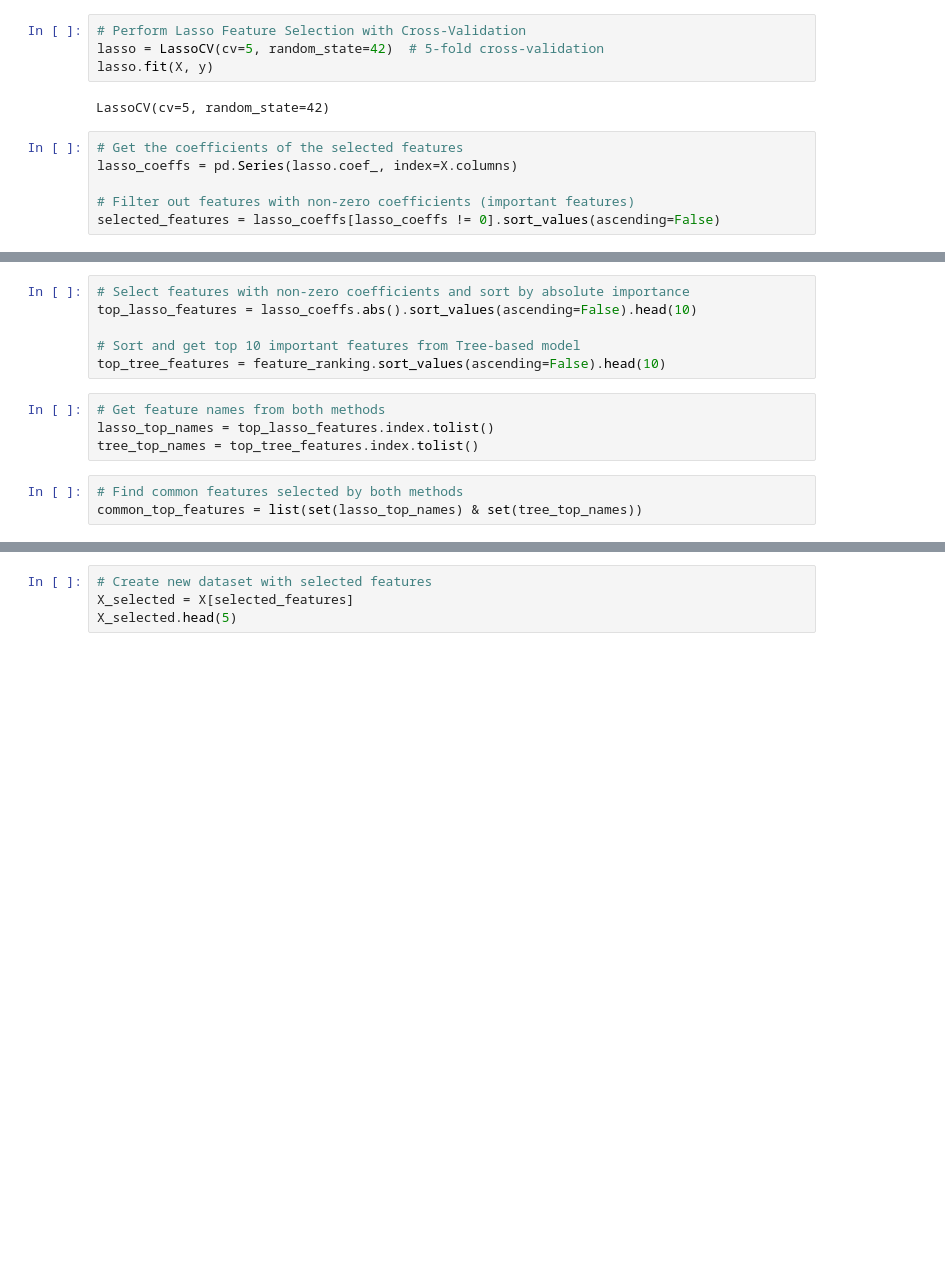
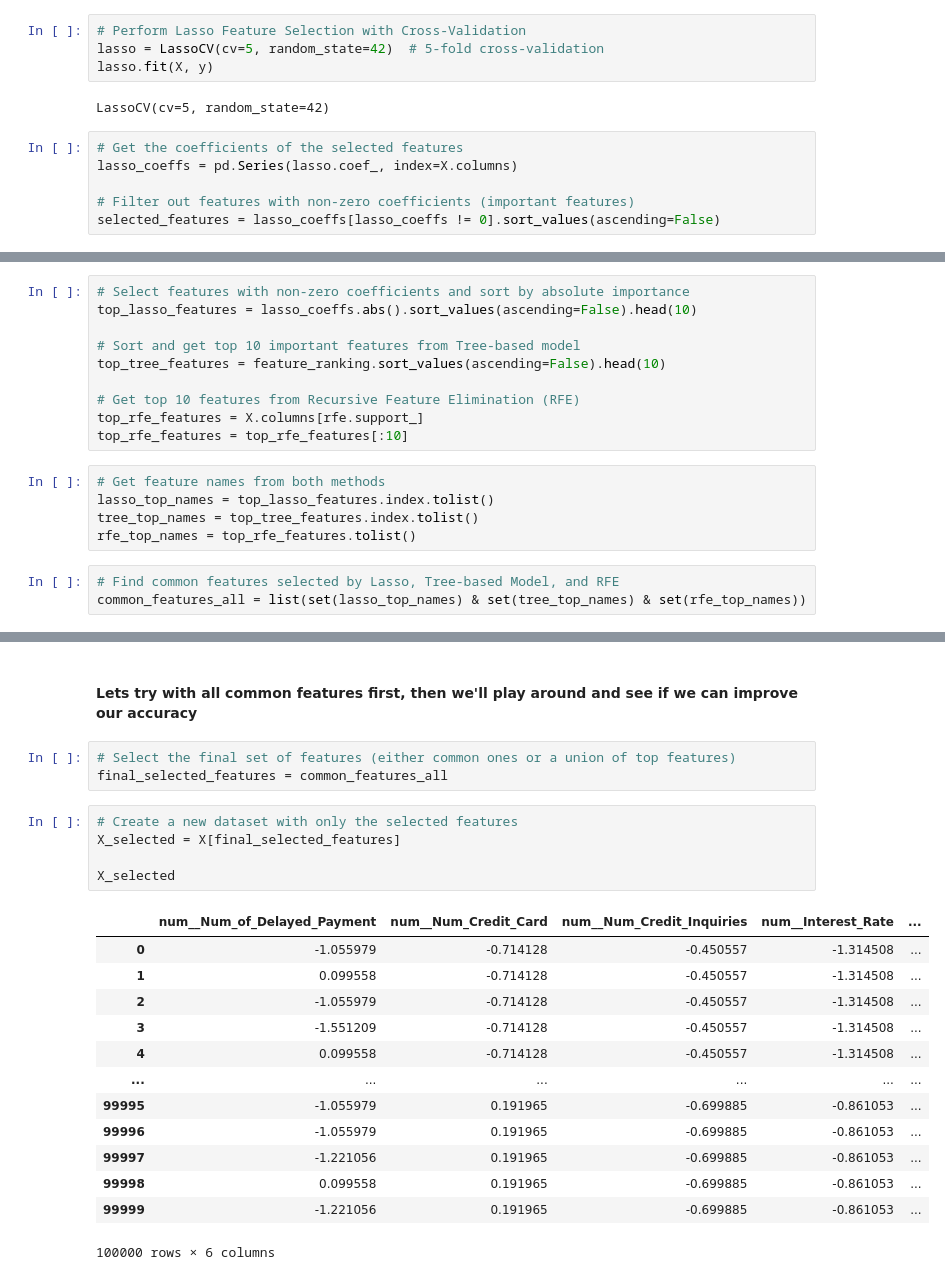
Before and after one commit to Yashsethi24/Credit_Score_Prediction, a Jupyter notebook: Notebooks/SupervisedLearning.ipynb, the cells around one changed output, grey strips where cells are left out. Cells and saved outputs as stored; diff of their text form; blank space fills up the shorter version.

Commit message:
Initial Model Testing

```diff
--- a/Notebooks/SupervisedLearning.ipynb
+++ b/Notebooks/SupervisedLearning.ipynb
@@ -180,10 +209,15 @@ top_lasso_features = lasso_coeffs.abs().sort_values(ascending=False).head(10)
 
 # Sort and get top 10 important features from Tree-based model
 top_tree_features = feature_ranking.sort_values(ascending=False).head(10)
+
+# Get top 10 features from Recursive Feature Elimination (RFE)
+top_rfe_features = X.columns[rfe.support_]
+top_rfe_features = top_rfe_features[:10]
 # %%
 # Get feature names from both methods
 lasso_top_names = top_lasso_features.index.tolist()
 tree_top_names = top_tree_features.index.tolist()
+rfe_top_names = top_rfe_features.tolist()
 # %%
-# Find common features selected by both methods
-common_top_features = list(set(lasso_top_names) & set(tree_top_names))
+# Find common features selected by Lasso, Tree-based Model, and RFE
+common_features_all = list(set(lasso_top_names) & set(tree_top_names) & set(rfe_top_names))
@@ -195,4 +240,24 @@ print(common_top_features)
+# %% [markdown]
+#### Lets try with all common features first, then we'll play around and see if we can improve our accuracy
+# %%
+# Select the final set of features (either common ones or a union of top features)
+final_selected_features = common_features_all
 # %%
-# Create new dataset with selected features
-X_selected = X[selected_features]
-X_selected.head(5)
+# Create a new dataset with only the selected features
+X_selected = X[final_selected_features]
+
+X_selected
+# %% [output]
+|  | num__Num_of_Delayed_Payment | num__Num_Credit_Card | num__Num_Credit_Inquiries | num__Interest_Rate | ... |
+| 0 | -1.055979 | -0.714128 | -0.450557 | -1.314508 | ... |
+| 1 | 0.099558 | -0.714128 | -0.450557 | -1.314508 | ... |
+| 2 | -1.055979 | -0.714128 | -0.450557 | -1.314508 | ... |
+| 3 | -1.551209 | -0.714128 | -0.450557 | -1.314508 | ... |
+| 4 | 0.099558 | -0.714128 | -0.450557 | -1.314508 | ... |
+| ... | ... | ... | ... | ... | ... |
+| 99995 | -1.055979 | 0.191965 | -0.699885 | -0.861053 | ... |
+| 99996 | -1.055979 | 0.191965 | -0.699885 | -0.861053 | ... |
+| 99997 | -1.221056 | 0.191965 | -0.699885 | -0.861053 | ... |
+| 99998 | 0.099558 | 0.191965 | -0.699885 | -0.861053 | ... |
+| 99999 | -1.221056 | 0.191965 | -0.699885 | -0.861053 | ... |
+100000 rows × 6 columns
```
Also changed, not shown: parts of 24 cells of this notebook.
